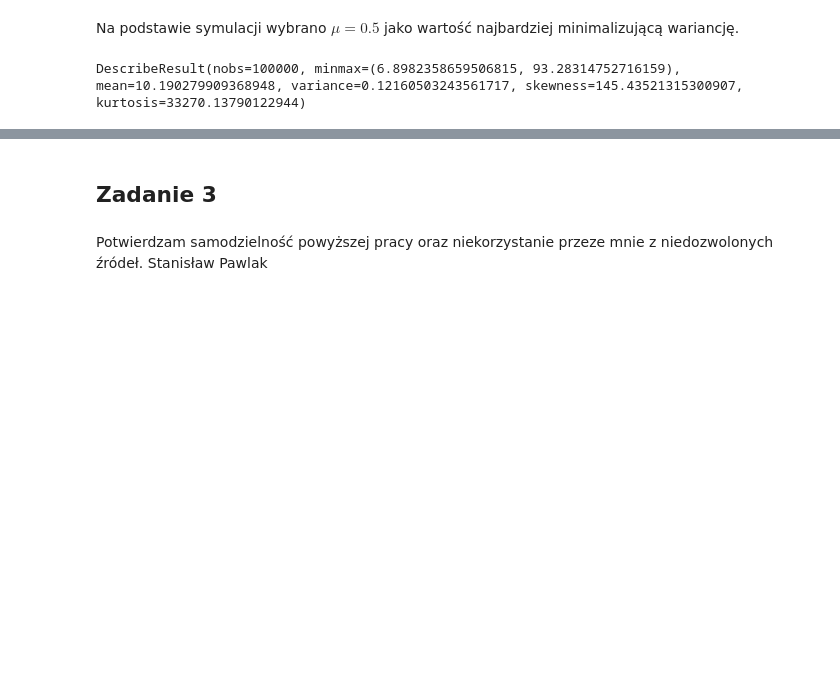
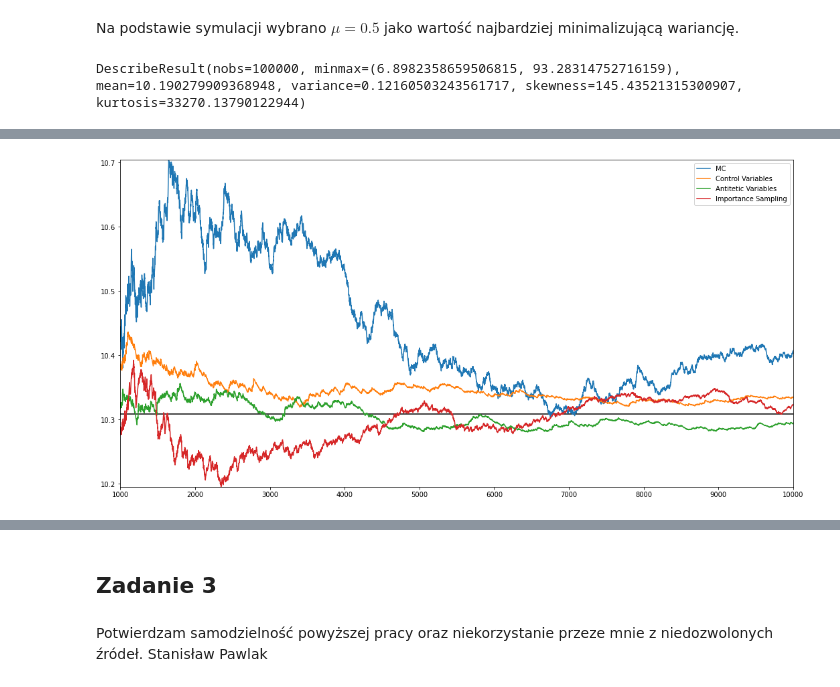
Before and after one commit to stapaw/financial_math, a Jupyter notebook: lab5/lab5.ipynb, the cells around one changed output, grey strips where cells are left out. Cells and saved outputs as stored; diff of their text form; code cells hidden in the pictures; blank space fills up the shorter version.

```diff
--- a/lab5/lab5.ipynb
+++ b/lab5/lab5.ipynb
@@ -363,0 +345,28 @@ DescribeResult(nobs=100000, minmax=(6.8982358659506815, 93.28314752716159), mean
+# %%
+mc= approximation(MC_approximation,  generate_single_S_T, np.random.normal(size=args['n']), **args)
+cv = approximation(control_variables,  generate_single_S_T, np.random.normal(size=args['n']), **args)
+av = approximation(antitetic_variables,  generate_single_S_T, np.random.normal(size=args['n']), **args)
+import_sampling = approximation(importance_sampling, generate_single_S_T, np.random.normal(size=args['n']), **args, mu=0.5)
+stratified_sampling = stratified_sampling([100]*10 , **args)
+# %%
+
+metrices = {
+            'mean':lambda x: x.mean,
+            'var': lambda x: x.variance,
+            'min': lambda x: x.minmax[0],
+            'max': lambda x: x.minmax[1],
+           }
+
+methods = {
+        'MC': mc,
+        'Control Variables' : cv,
+        'Antitetic Variables': av,
+        'Importance Sampling': import_sampling,
+#         'Stratified sampling': stratified_sampling
+         }
+
+df = pd.DataFrame()
+for method_key, method in methods.items():
+    for metric_key, metric in metrices.items():
+        df.loc[method_key, metric_key] = metric(scipy.stats.describe(method))
+df
@@ -364,3 +379,15 @@ DescribeResult(nobs=100000, minmax=(6.8982358659506815, 93.28314752716159), mean
+# %%
+fig, ax = plt.subplots(figsize=(18, 9))
+plt.xlim(10**3, 10**4)
+plt.ylim(min([min(m[10**3:]) for m in methods.values()]),
+         max([max(m[10**3:]) for m in methods.values()]))
+for k, v in methods.items():
+    plt.plot(v, label=k)
+plt.hlines(c(100, 1, 100, 0.1, 0.1), xmin=0, xmax=10**4)
+plt.legend()
+plt.show()
+# %% [output]
+[figure, added]
 # %%
 # n = 100000
 # number_of_vectors = 1
```
Also changed, not shown: parts of 8 cells of this notebook.
